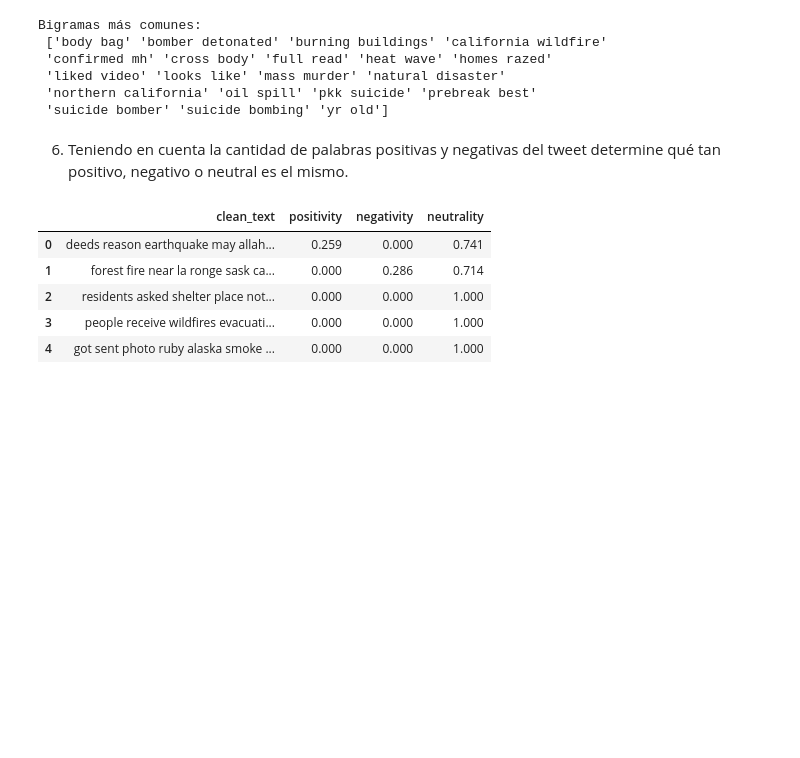
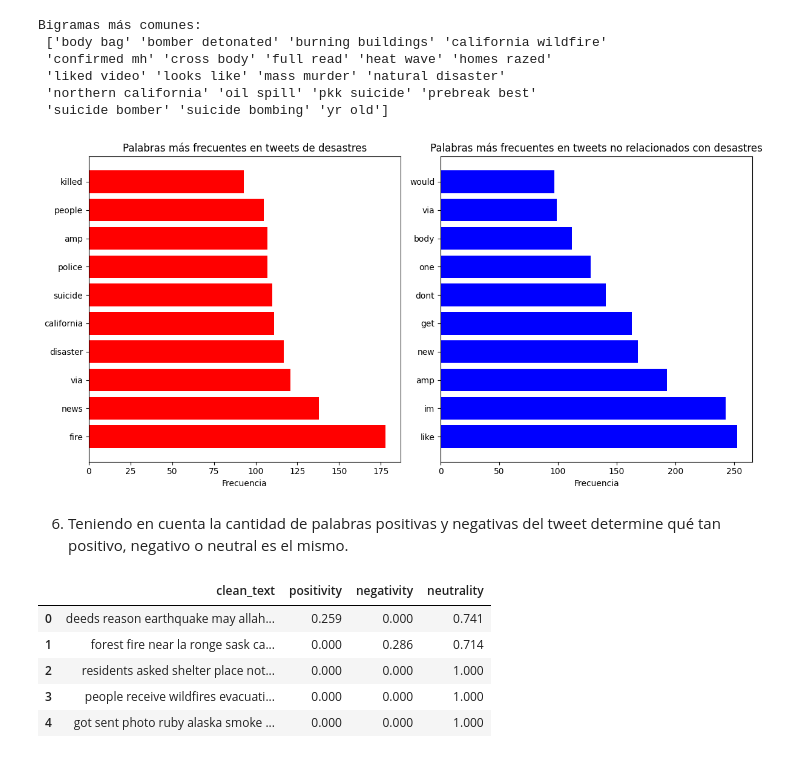
Before and after one commit to Gegdgt/Lab6_DataScience, a Jupyter notebook: Lab6.ipynb, the cells around one changed output. Saved outputs shown, nothing was run; the diff lists cells and outputs as text; code cells hidden in the pictures; blank space fills up the shorter version.

Commit message:
Contestar preguntas de la parte 1 y colocar un histograma
Allan si trabajo, sin embargo se le fue el internet y no ha regresado el internet

```diff
--- a/Lab6.ipynb
+++ b/Lab6.ipynb
@@ -140,6 +177,34 @@ Bigramas más comunes:
  'liked video' 'looks like' 'mass murder' 'natural disaster'
  'northern california' 'oil spill' 'pkk suicide' 'prebreak best'
  'suicide bomber' 'suicide bombing' 'yr old']
+# %%
+# Datos de palabras frecuentes de desastres y no desastres
+disaster_words = [('fire', 178), ('news', 138), ('via', 121), ('disaster', 117), ('california', 111), ('suicide', 110), ('police', 107), ('amp', 107), ('people', 105), ('killed', 93)]
+no_disaster_words = [('like', 253), ('im', 243), ('amp', 193), ('new', 168), ('get', 163), ('dont', 141), ('one', 128), ('body', 112), ('via', 99), ('would', 97)]
+
+# Separar palabras y frecuencias para disaster
+disaster_labels, disaster_counts = zip(*disaster_words)
+no_disaster_labels, no_disaster_counts = zip(*no_disaster_words)
+
+# Crear histogramas de las palabras más frecuentes
+plt.figure(figsize=(12, 6))
+
+# Histograma de palabras en tweets de desastres
+plt.subplot(1, 2, 1)
+plt.barh(disaster_labels, disaster_counts, color='r')
+plt.xlabel('Frecuencia')
+plt.title('Palabras más frecuentes en tweets de desastres')
+
+# Histograma de palabras en tweets no relacionados con desastres
+plt.subplot(1, 2, 2)
+plt.barh(no_disaster_labels, no_disaster_counts, color='b')
+plt.xlabel('Frecuencia')
+plt.title('Palabras más frecuentes en tweets no relacionados con desastres')
+
+plt.tight_layout()
+plt.show()
+# %% [output]
+[figure, added]
 # %% [markdown]
 6. Teniendo en cuenta la cantidad de palabras positivas y negativas del tweet determine qué tan positivo, negativo o neutral es el mismo.
 # %%
```
Also changed, not shown: parts of 8 cells of this notebook.
